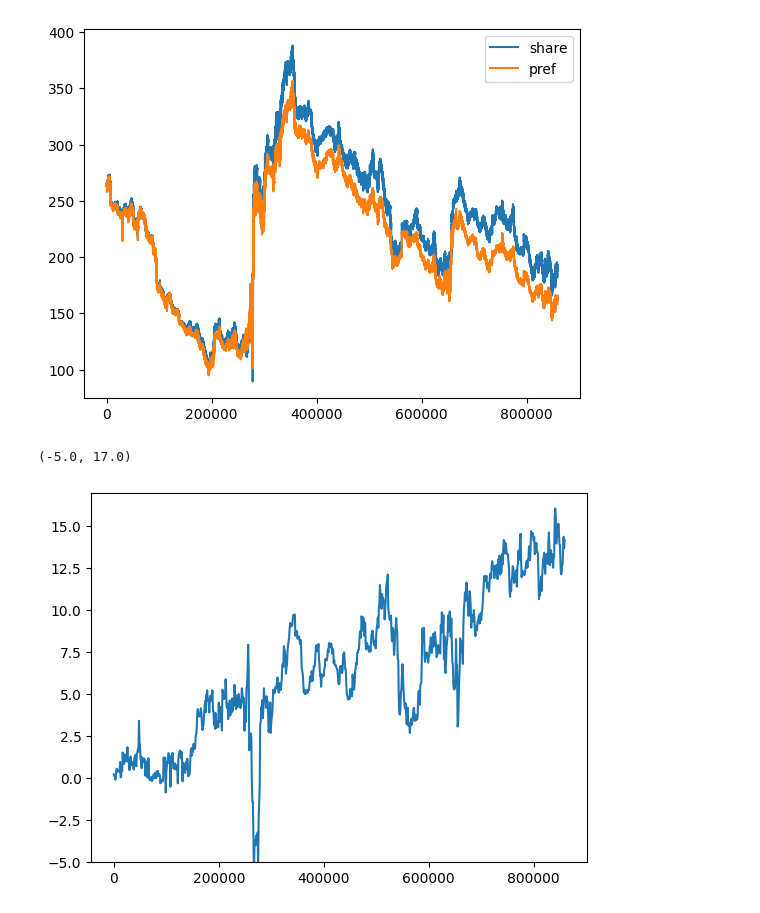
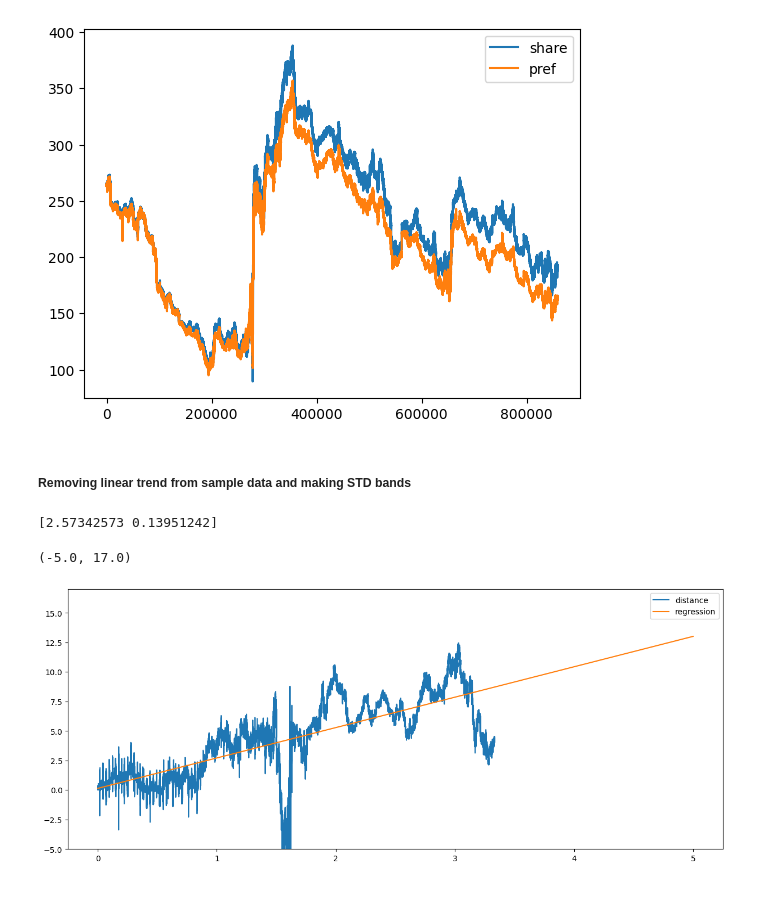
Before and after one commit to mrFendel/ti_portfolio, a Jupyter notebook: cointegration/research.ipynb, the cells around one changed output. Saved outputs shown, nothing was run; the diff lists cells and outputs as text; code cells hidden in the pictures.

Commit message:
researching distance between pref and share

```diff
--- a/cointegration/research.ipynb
+++ b/cointegration/research.ipynb
@@ -27,10 +34,31 @@ Time Series1:  4.5% is missing (899121 ==> 859080)
 Time Series2:  0.2% is missing (860938 ==> 859080)
 <matplotlib.legend.Legend at 0x...>
 [figure]
+# %% [markdown]
+##### Removing linear trend from sample data and making STD bands
 # %%
-diff = 100*(share['close'] - pref['close']) / share['close']
-plt.plot(diff[::1000], label='pref')
+dist = 100*(share['close'] - pref['close']) / share['close']
+cut = int(2*len(dist)/3)
+dist_check = dist[cut:]
+
+dist = dist[:cut]
+
+dist_df = pd.DataFrame()
+dist_df['dist'] = dist
+dist_df['time'] = np.linspace(0, 5*2/3, cut)
+
+coefs = np.polyfit(dist_df['time'], dist_df['dist'], 1)
+print(coefs)
+lin = np.poly1d(coefs)
+x_ax = np.linspace(0, 5, 100)
+
+plt.figure(figsize=(15, 6))
+plt.plot(dist_df['time'], dist_df['dist'], label='distance')
+plt.plot(x_ax, lin(x_ax), label='regression')
+plt.plot()
+plt.legend()
 plt.ylim(-5, 17)
 # %% [output]
-(-5.0, 17.0)
+[2.57342573 0.13951242]
+(-5.0, 17.0)
-[figure, old version]
+[figure, new version]
```
Also changed, not shown: parts of 6 cells of this notebook.
